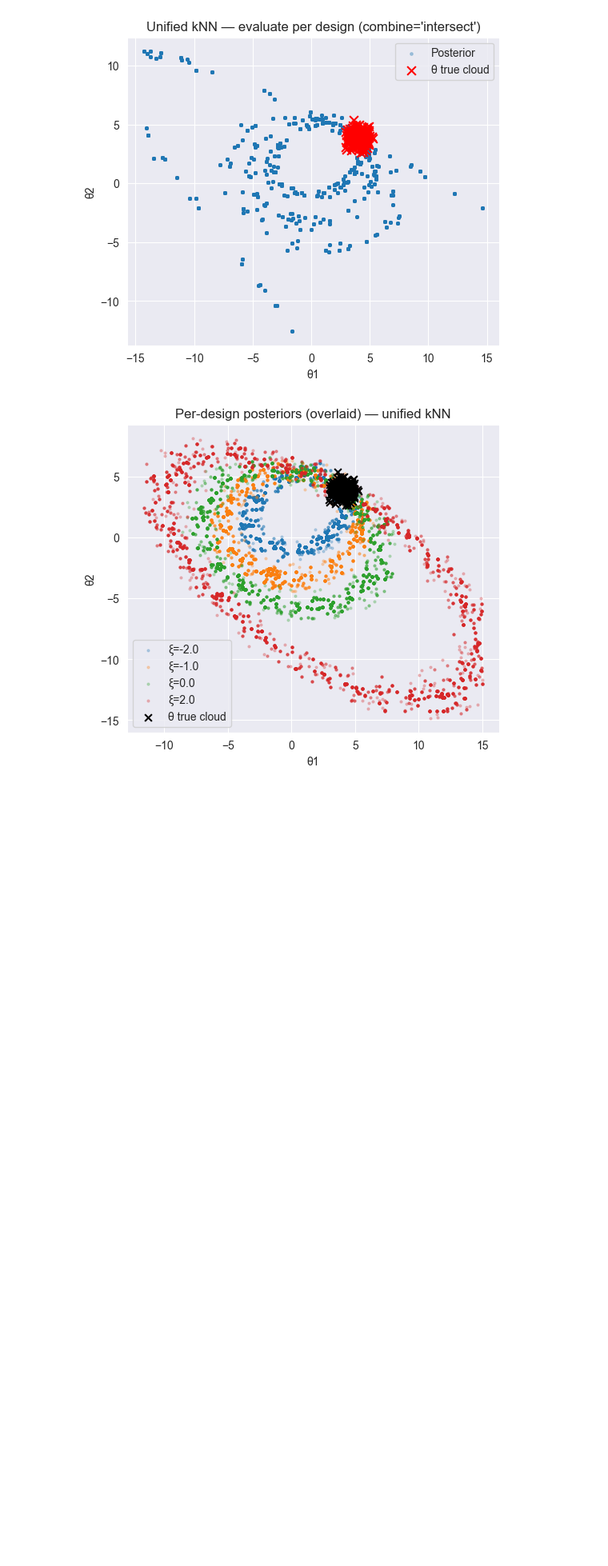
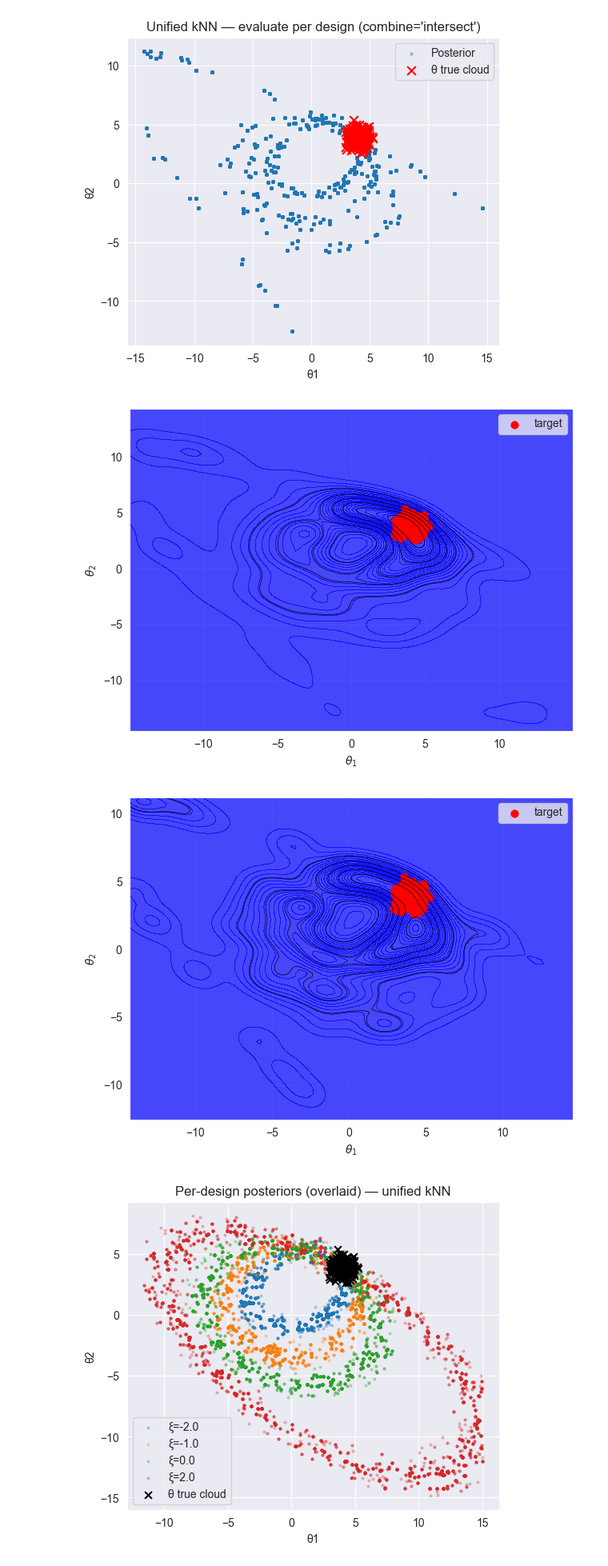
Before and after one commit to Roberock/KNNcalibrator, a Jupyter notebook: knn_examples1_QuadraticFun.ipynb, the cells around one changed output. Shown at 80% size. Saved outputs shown, nothing was run; the diff lists cells and outputs as text; code cells hidden in the pictures; blank space fills up the shorter version.

```diff
--- a/knn_examples1_QuadraticFun.ipynb
+++ b/knn_examples1_QuadraticFun.ipynb
@@ -89,6 +89,15 @@ plt.show()
 # %% [output]
 [figure]
 [figure]
+# %%
+from plotting import plot_kde_2d , weighted_mixture_kde
+
+# --- Plot individual KDEs ---
+plot_kde_2d(theta_post_reuse, true_theta=theta_true_cloud)
+plot_kde_2d(theta_post_vote, true_theta=theta_true_cloud)
+# %% [output]
+[figure, added]
+[figure, added]
 # %%
 fig, ax = plt.subplots(figsize=(6,5))
 colors = ["tab:blue", "tab:orange", "tab:green", "tab:red"]
```
Also changed, not shown: 3 other files.
